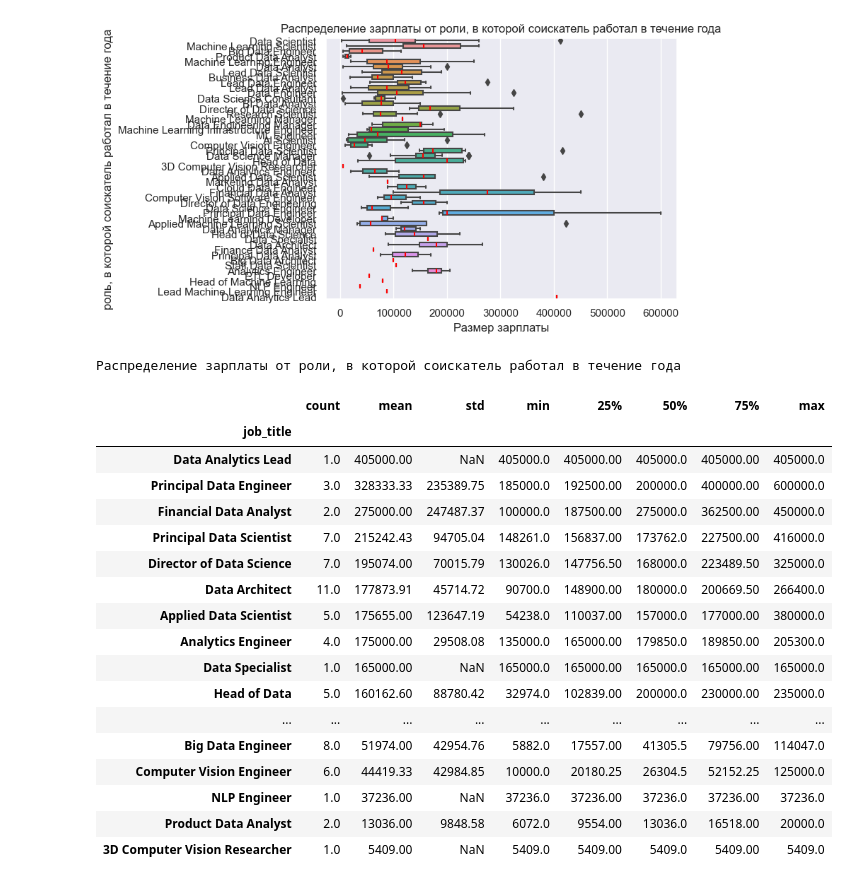
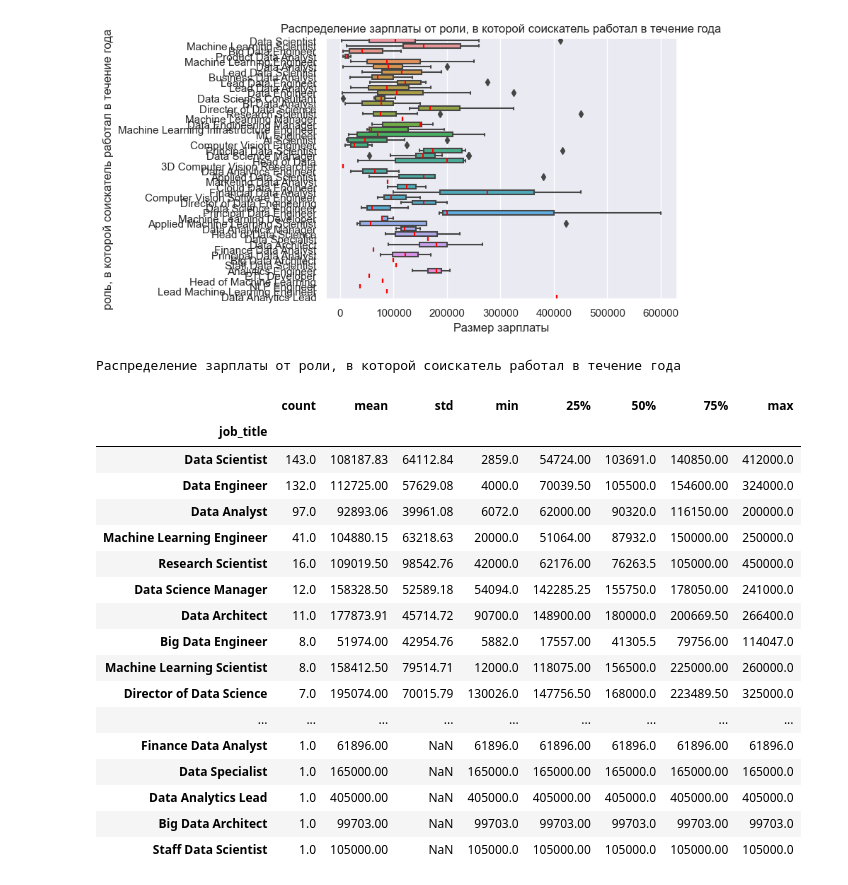
Before and after one commit to vzml/data_science, a Jupyter notebook: new/Task_EDA_vale.ipynb, the cells around one changed output. Drawn from its saved outputs; the diff is of its cells as text; code cells hidden in the pictures.

```diff
--- a/new/Task_EDA_vale.ipynb
+++ b/new/Task_EDA_vale.ipynb
@@ -202,24 +202,24 @@ plt.show()
 # %%
 data_agg = data.groupby('job_title')['salary_in_usd'].describe().round(2)
 print('Распределение зарплаты от роли, в которой соискатель работал в течение года')
-data_agg.sort_values(by='mean', ascending=False)
+data_agg.sort_values(by='count', ascending=False)
 # %% [output]
 Распределение зарплаты от роли, в которой соискатель работал в течение года
 |  | count | mean | std | min | 25% | 50% | 75% | max |
 | job_title |  |  |  |  |  |  |  |  |
+| Data Scientist | 143.0 | 108187.83 | 64112.84 | 2859.0 | 54724.00 | 103691.0 | 140850.00 | 412000.0 |
+| Data Engineer | 132.0 | 112725.00 | 57629.08 | 4000.0 | 70039.50 | 105500.0 | 154600.00 | 324000.0 |
+| Data Analyst | 97.0 | 92893.06 | 39961.08 | 6072.0 | 62000.00 | 90320.0 | 116150.00 | 200000.0 |
+| Machine Learning Engineer | 41.0 | 104880.15 | 63218.63 | 20000.0 | 51064.00 | 87932.0 | 150000.00 | 250000.0 |
+| Research Scientist | 16.0 | 109019.50 | 98542.76 | 42000.0 | 62176.00 | 76263.5 | 105000.00 | 450000.0 |
+| Data Science Manager | 12.0 | 158328.50 | 52589.18 | 54094.0 | 142285.25 | 155750.0 | 178050.00 | 241000.0 |
+| Data Architect | 11.0 | 177873.91 | 45714.72 | 90700.0 | 148900.00 | 180000.0 | 200669.50 | 266400.0 |
+| Big Data Engineer | 8.0 | 51974.00 | 42954.76 | 5882.0 | 17557.00 | 41305.5 | 79756.00 | 114047.0 |
+| Machine Learning Scientist | 8.0 | 158412.50 | 79514.71 | 12000.0 | 118075.00 | 156500.0 | 225000.00 | 260000.0 |
+| Director of Data Science | 7.0 | 195074.00 | 70015.79 | 130026.0 | 147756.50 | 168000.0 | 223489.50 | 325000.0 |
+| ... | ... | ... | ... | ... | ... | ... | ... | ... |
+| Finance Data Analyst | 1.0 | 61896.00 | NaN | 61896.0 | 61896.00 | 61896.0 | 61896.00 | 61896.0 |
+| Data Specialist | 1.0 | 165000.00 | NaN | 165000.0 | 165000.00 | 165000.0 | 165000.00 | 165000.0 |
 | Data Analytics Lead | 1.0 | 405000.00 | NaN | 405000.0 | 405000.00 | 405000.0 | 405000.00 | 405000.0 |
-| Principal Data Engineer | 3.0 | 328333.33 | 235389.75 | 185000.0 | 192500.00 | 200000.0 | 400000.00 | 600000.0 |
-| Financial Data Analyst | 2.0 | 275000.00 | 247487.37 | 100000.0 | 187500.00 | 275000.0 | 362500.00 | 450000.0 |
-| Principal Data Scientist | 7.0 | 215242.43 | 94705.04 | 148261.0 | 156837.00 | 173762.0 | 227500.00 | 416000.0 |
-| Director of Data Science | 7.0 | 195074.00 | 70015.79 | 130026.0 | 147756.50 | 168000.0 | 223489.50 | 325000.0 |
-| Data Architect | 11.0 | 177873.91 | 45714.72 | 90700.0 | 148900.00 | 180000.0 | 200669.50 | 266400.0 |
-| Applied Data Scientist | 5.0 | 175655.00 | 123647.19 | 54238.0 | 110037.00 | 157000.0 | 177000.00 | 380000.0 |
-| Analytics Engineer | 4.0 | 175000.00 | 29508.08 | 135000.0 | 165000.00 | 179850.0 | 189850.00 | 205300.0 |
-| Data Specialist | 1.0 | 165000.00 | NaN | 165000.0 | 165000.00 | 165000.0 | 165000.00 | 165000.0 |
-| Head of Data | 5.0 | 160162.60 | 88780.42 | 32974.0 | 102839.00 | 200000.0 | 230000.00 | 235000.0 |
-| ... | ... | ... | ... | ... | ... | ... | ... | ... |
-| Big Data Engineer | 8.0 | 51974.00 | 42954.76 | 5882.0 | 17557.00 | 41305.5 | 79756.00 | 114047.0 |
-| Computer Vision Engineer | 6.0 | 44419.33 | 42984.85 | 10000.0 | 20180.25 | 26304.5 | 52152.25 | 125000.0 |
-| NLP Engineer | 1.0 | 37236.00 | NaN | 37236.0 | 37236.00 | 37236.0 | 37236.00 | 37236.0 |
-| Product Data Analyst | 2.0 | 13036.00 | 9848.58 | 6072.0 | 9554.00 | 13036.0 | 16518.00 | 20000.0 |
-| 3D Computer Vision Researcher | 1.0 | 5409.00 | NaN | 5409.0 | 5409.00 | 5409.0 | 5409.00 | 5409.0 |
+| Big Data Architect | 1.0 | 99703.00 | NaN | 99703.0 | 99703.00 | 99703.0 | 99703.00 | 99703.0 |
+| Staff Data Scientist | 1.0 | 105000.00 | NaN | 105000.0 | 105000.00 | 105000.0 | 105000.00 | 105000.0 |
```
Also changed, not shown: parts of 13 cells of this notebook.
